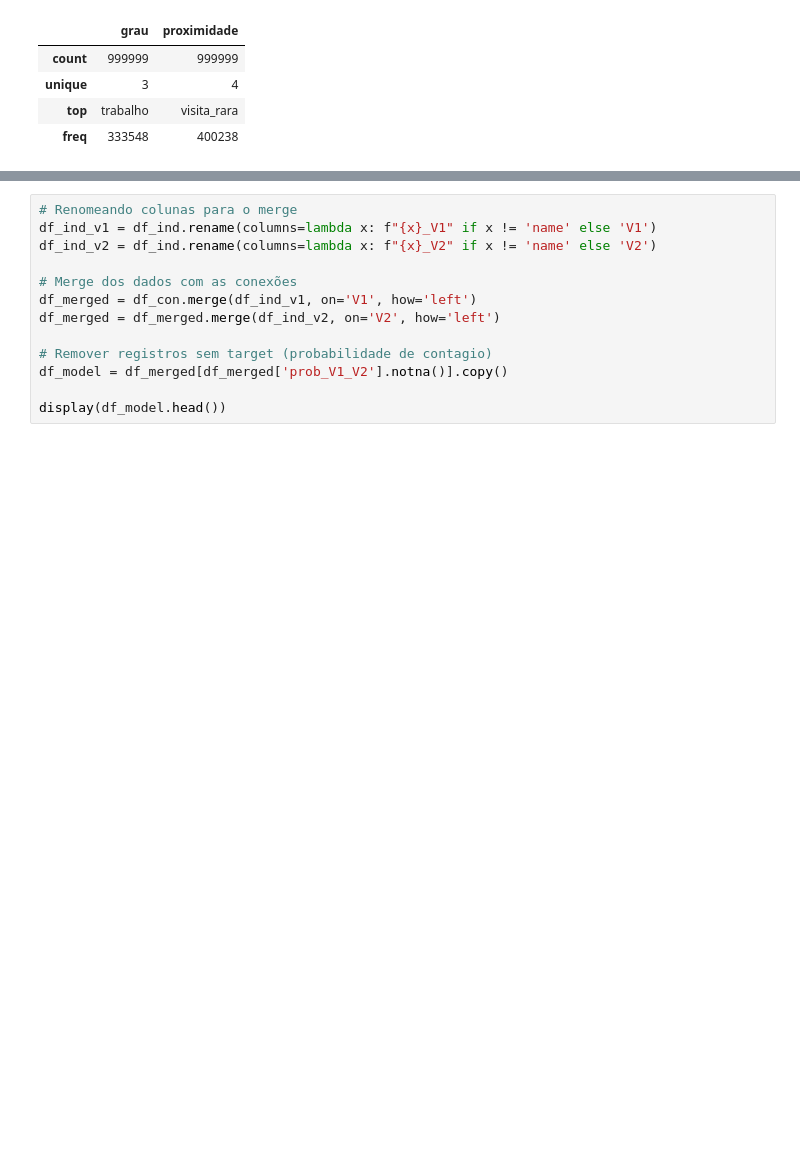
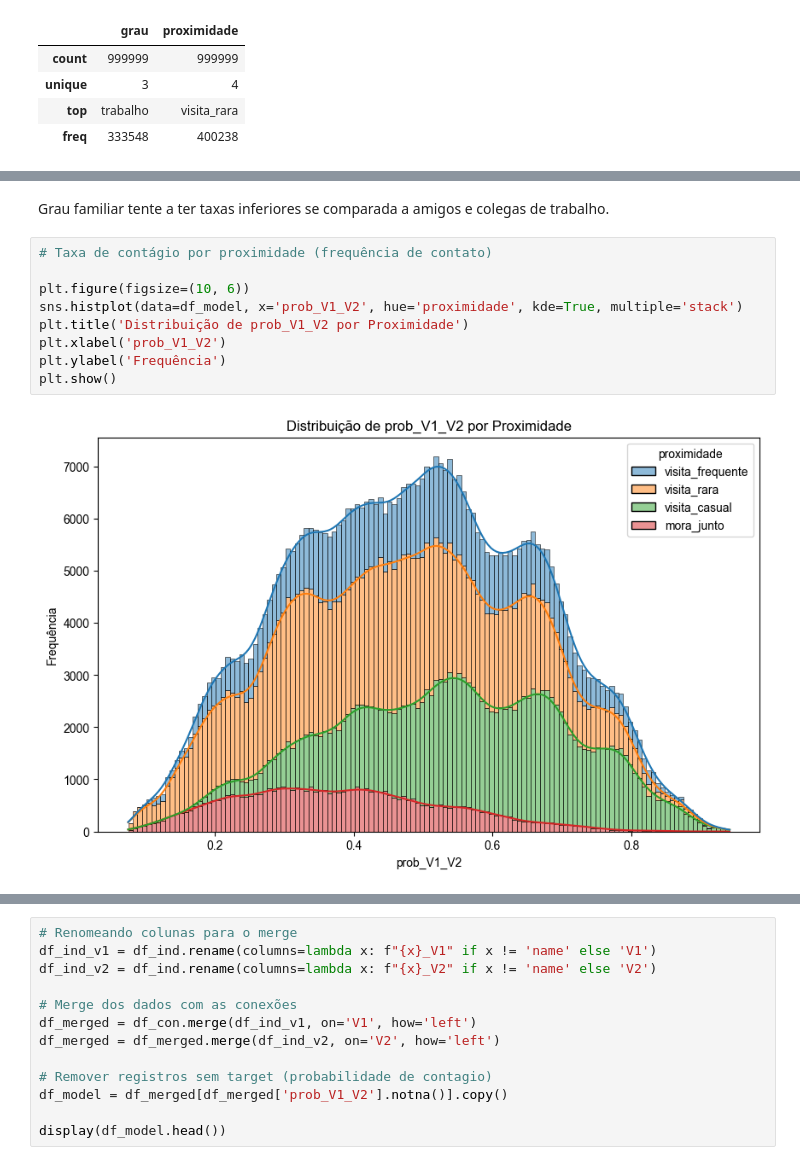
Before and after one commit to rafaeldeflon/OMS, a Jupyter notebook: notebooks/estudo_oms.ipynb, the cells around one changed output, grey strips where cells are left out. Cells and saved outputs as stored; diff of their text form; blank space fills up the shorter version.

```diff
--- a/notebooks/estudo_oms.ipynb
+++ b/notebooks/estudo_oms.ipynb
@@ -217,0 +269,13 @@ display(df_con.describe(include='object'))
+# %% [markdown]
+Grau familiar tente a ter taxas inferiores se comparada a amigos e colegas de trabalho.
+# %%
+# Taxa de contágio por proximidade (frequência de contato)
+
+plt.figure(figsize=(10, 6))
+sns.histplot(data=df_model, x='prob_V1_V2', hue='proximidade', kde=True, multiple='stack')
+plt.title('Distribuição de prob_V1_V2 por Proximidade')
+plt.xlabel('prob_V1_V2')
+plt.ylabel('Frequência')
+plt.show()
+# %% [output]
+[figure, added]
```
Also changed, not shown: parts of 40 cells of this notebook, 5 other files.
